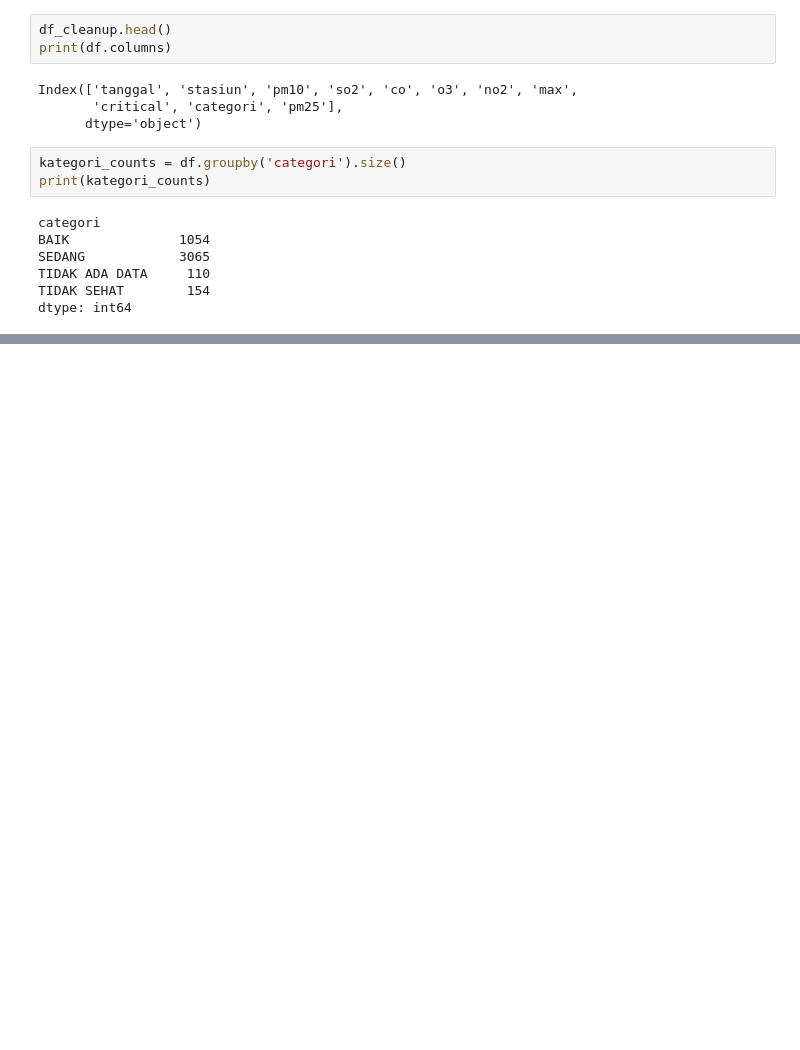
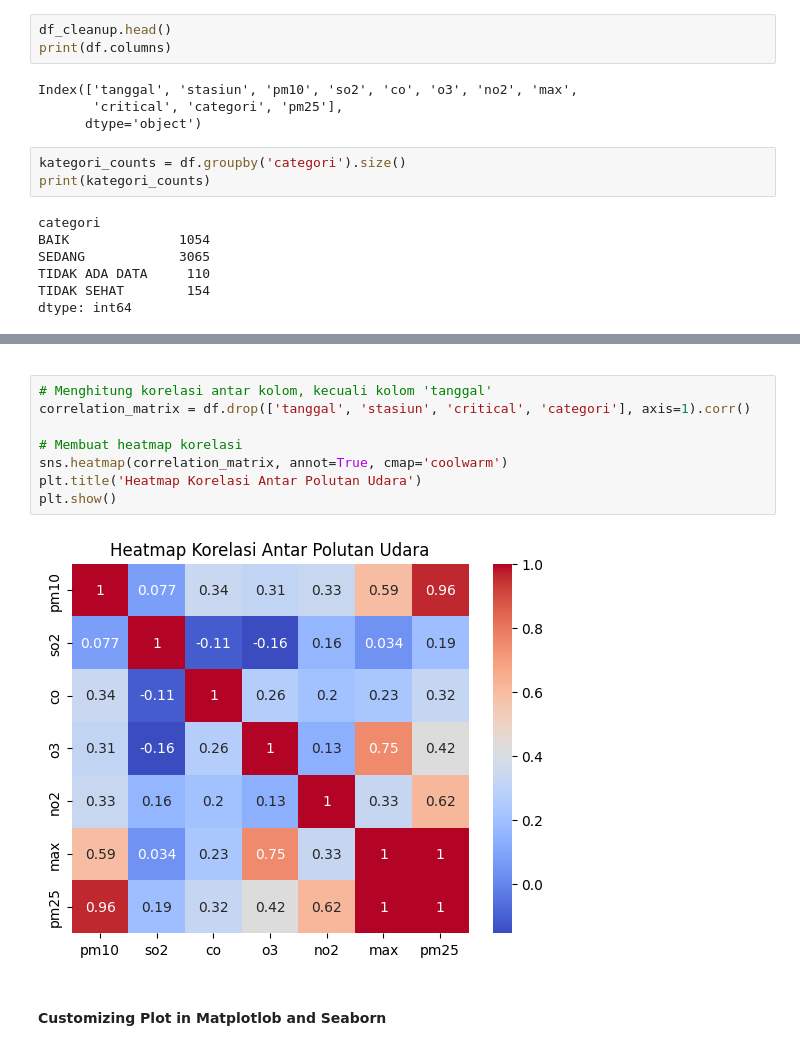
Before and after one commit to MukhlisMaulanaA/data-analytics-python, a Jupyter notebook: index.ipynb, the cells around one changed output, grey strips where cells are left out. Saved outputs shown, nothing was run; the diff lists cells and outputs as text; blank space fills up the shorter version.

```diff
--- a/index.ipynb
+++ b/index.ipynb
@@ -143,0 +166,14 @@ plt.show()
+# %% [markdown]
+<!-- Correlation Plot Heatmap -->
+# %%
+# Menghitung korelasi antar kolom, kecuali kolom 'tanggal'
+correlation_matrix = df.drop(['tanggal', 'stasiun', 'critical', 'categori'], axis=1).corr()
+
+# Membuat heatmap korelasi
+sns.heatmap(correlation_matrix, annot=True, cmap='coolwarm')
+plt.title('Heatmap Korelasi Antar Polutan Udara')
+plt.show()
+# %% [output]
+[figure, added]
+# %% [markdown]
+#### Customizing Plot in Matplotlob and Seaborn
```
Also changed, not shown: parts of 6 cells of this notebook.
